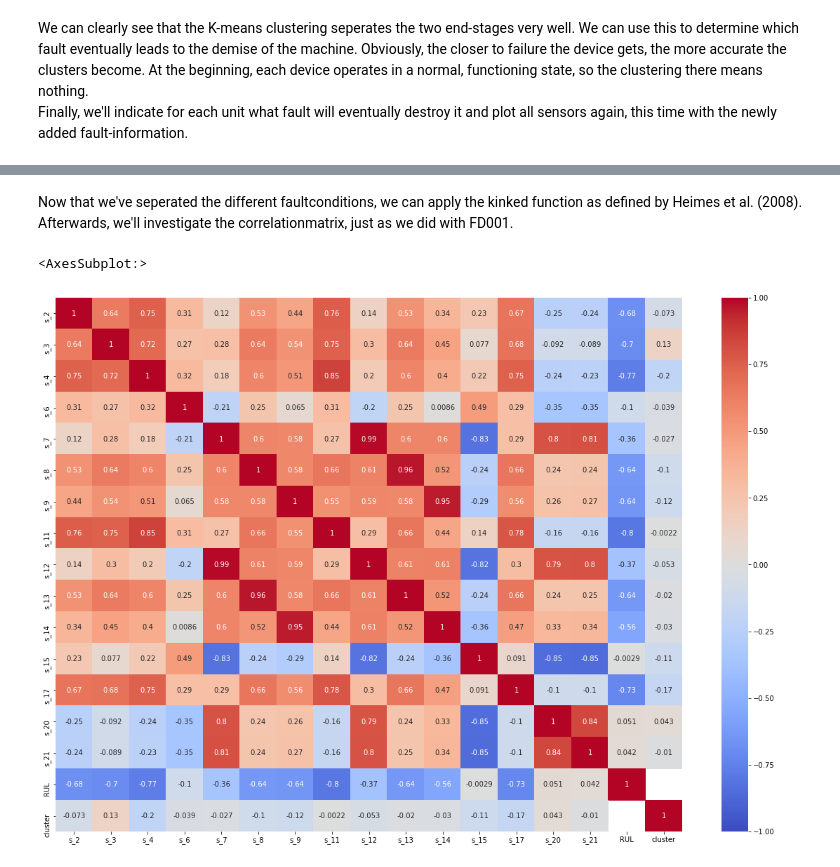
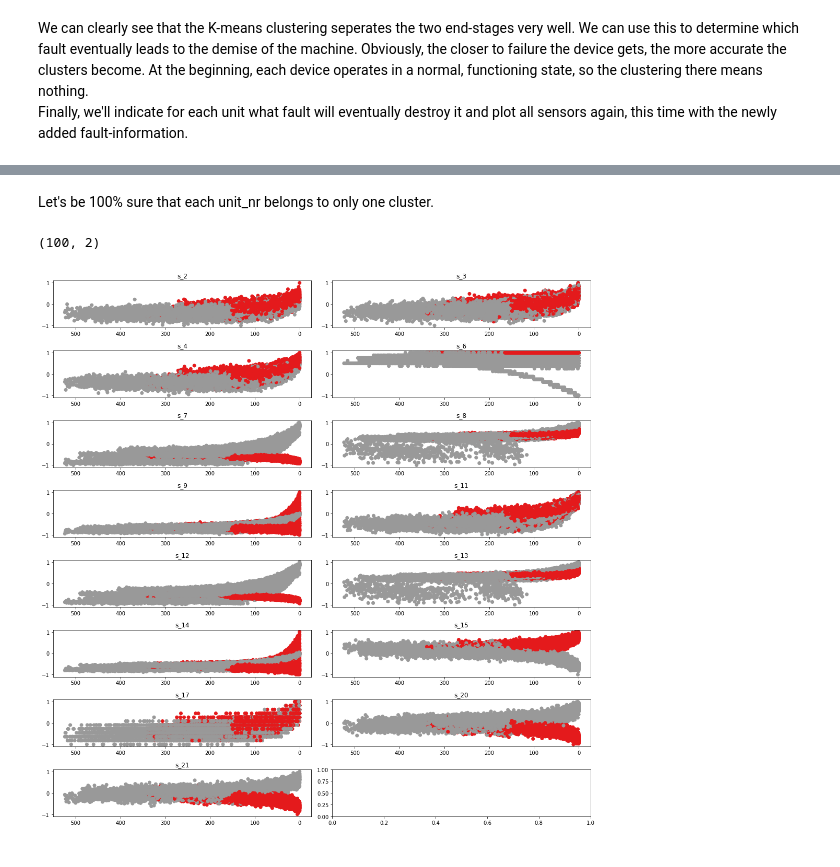
Before and after one commit to bsdeprez/rul_predictions, a Jupyter notebook: ExploratoryDataAnalysis/EDA_FD003.ipynb, the cells around one changed output, grey strips where cells are left out. Cells and saved outputs as stored; diff of their text form; code cells hidden in the pictures.

```diff
--- a/ExploratoryDataAnalysis/EDA_FD003.ipynb
+++ b/ExploratoryDataAnalysis/EDA_FD003.ipynb
@@ -150,4 +152,6 @@ We can clearly see that the K-means clustering seperates the two end-stages very
 Obviously, the closer to failure the device gets, the more accurate the clusters become. At the beginning, each device operates in a normal, functioning state, so the clustering there means nothing.
 Finally, we'll indicate for each unit what fault will eventually destroy it and plot all sensors again, this time with the newly added fault-information.
 # %%
-df['cluster'] = df_kmeans[df_kmeans['RUL'] <= 20].groupby('unit_nr').mean()['cluster']
+df_clusters = df_kmeans[df_kmeans['RUL'] <= 15].groupby(by='unit_nr')['cluster'].mean()
+df_clusters = pd.DataFrame(df_clusters).rename(columns = {0: 'unit_nr', 1: 'cluster'})
+df = df.merge(df_clusters, on='unit_nr')
@@ -160,11 +158,14 @@ plot_clusters(df_kmeans, sensor_columns, cols, rows)
-# %% [markdown]
-Now that we've seperated the different faultconditions, we can apply the kinked function as defined by Heimes et al. (2008).
-Afterwards, we'll investigate the correlationmatrix, just as we did with FD001.
-# %%
-df['RUL'] = df['RUL'].clip(upper=130)
-corr_matrix = df[sensor_columns + ['RUL', 'cluster']].corr()
-plt.figure(figsize=(20,14))
-sns.heatmap(data=corr_matrix, annot=True, vmin=-1, vmax=1, center=0, cmap='coolwarm')
-# %% [output]
-<AxesSubplot:>
-[figure, removed]
+# %% [markdown]
+Let's be 100% sure that each unit_nr belongs to only one cluster.
+# %%
+grouped = df.groupby('unit_nr')['cluster']
+grouped = grouped.agg(clustercount="nunique").reset_index()
+grouped[grouped['clustercount'] == 1].shape
+# %% [output]
+(100, 2)
+# %%
+cols = math.ceil(len(sensor_columns)/8)
+rows = math.ceil(len(sensor_columns)/cols)
+plot_clusters(df, sensor_columns, cols, rows, "all sensor data FD003 per cluster")
+# %% [output]
+[figure, added]
```
Also changed, not shown: parts of 10 cells of this notebook, 12 other files.
